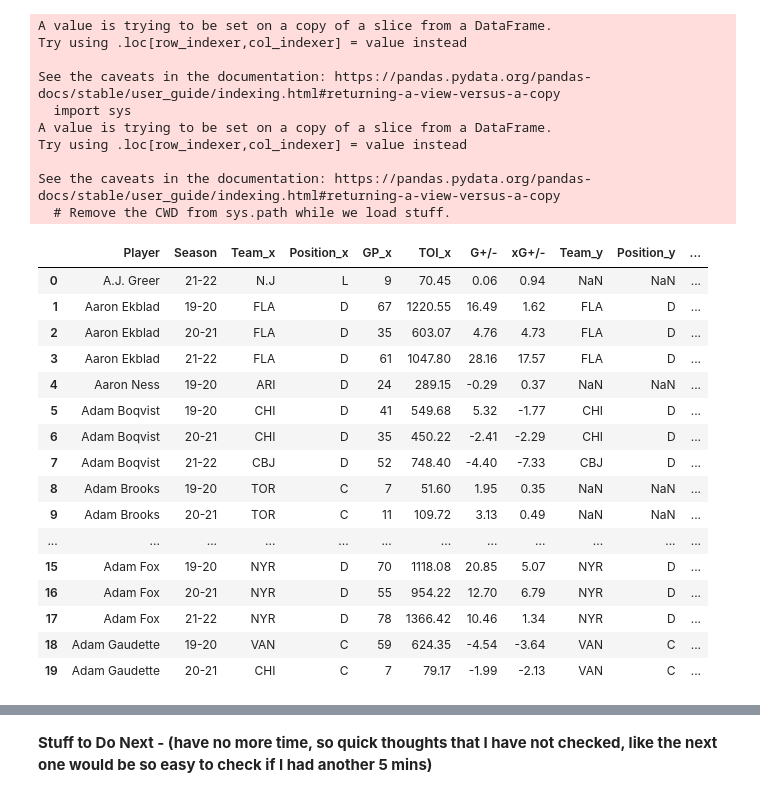
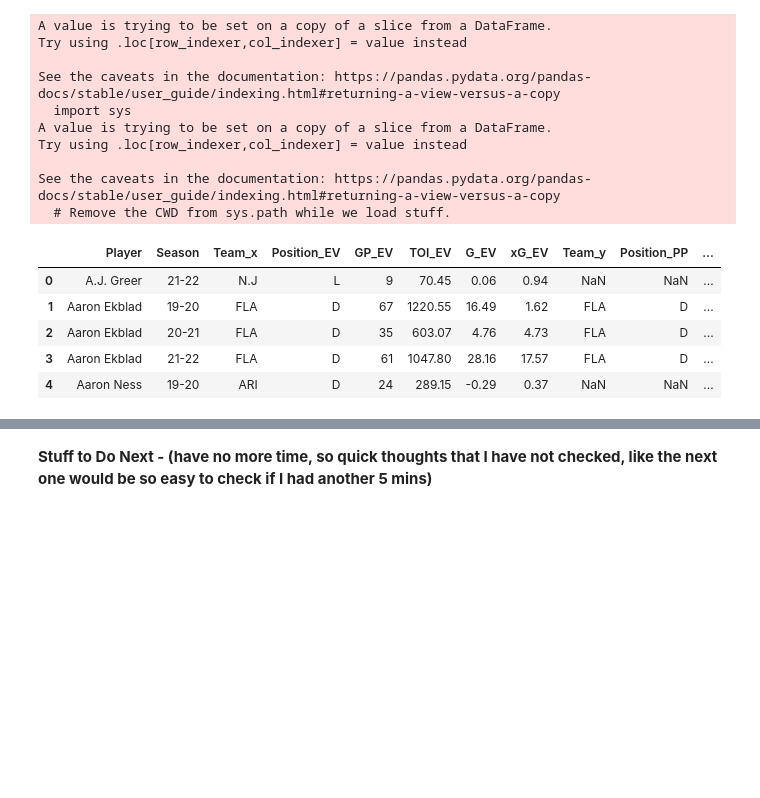
Before and after one commit to danmartin25/Hockey_Model, a Jupyter notebook: Hockey_Model_Mark_I.ipynb, the cells around one changed output, grey strips where cells are left out. Cells and saved outputs as stored; diff of their text form; code cells hidden in the pictures; blank space fills up the shorter version.

```diff
--- a/Hockey_Model_Mark_I.ipynb
+++ b/Hockey_Model_Mark_I.ipynb
@@ -51,5 +51,5 @@ skater_EV_totals
 | 2654 | Zemgus Girgensons | 21-22 | BUF | C/L | 56 | 668.30 | -5.14 | -3.64 |
 2655 rows × 8 columns
 # %%
-#skater_EV_totals = skater_EV_totals.rename(columns = {'Season':'Season_EV','Team':'Team_EV','Position':'Position_EV','GP':'GP_EV','TOI':'TOI_EV','G+/-':'G_EV','xG+/-':'xG_EV'})
-#skater_EV_totals
+skater_EV_totals = skater_EV_totals.rename(columns = {'Position':'Position_EV','GP':'GP_EV','TOI':'TOI_EV','G+/-':'G_EV','xG+/-':'xG_EV'})
+skater_EV_totals
@@ -97,5 +119,5 @@ skater_PP_totals
 | 1307 | Zemgus Girgensons | 21-22 | BUF | C/L | 55 | 54.37 | -5.272102 |
 1308 rows × 7 columns
 # %%
-#skater_PP_totals = skater_PP_totals.rename(columns = {'Season':'Season_PP','Team':'Team_PP','Position':'Position_PP','GP':'GP_PP','TOI':'TOI_PP','GAA':'GAA_PP'})
-#skater_PP_totals
+skater_PP_totals = skater_PP_totals.rename(columns = {'Position':'Position_PP','GP':'GP_PP','TOI':'TOI_PP','GAA':'GAA_PP'})
+skater_PP_totals
@@ -209,23 +289,12 @@ See the caveats in the documentation: https://pandas.pydata.org/pandas-docs/stab
 # %%
 #Combine skater EV and PP stats
 combined_player_df = pd.merge(skater_EV_totals, skater_PP_totals, how="outer", on=['Player','Season'])
-combined_player_df.head(20)
+combined_player_df.head()
 # %% [output]
-|  | Player | Season | Team_x | Position_x | GP_x | TOI_x | G+/- | xG+/- | Team_y | Position_y | ... |
+|  | Player | Season | Team_x | Position_EV | GP_EV | TOI_EV | G_EV | xG_EV | Team_y | Position_PP | ... |
 | 0 | A.J. Greer | 21-22 | N.J | L | 9 | 70.45 | 0.06 | 0.94 | NaN | NaN | ... |
 | 1 | Aaron Ekblad | 19-20 | FLA | D | 67 | 1220.55 | 16.49 | 1.62 | FLA | D | ... |
 | 2 | Aaron Ekblad | 20-21 | FLA | D | 35 | 603.07 | 4.76 | 4.73 | FLA | D | ... |
 | 3 | Aaron Ekblad | 21-22 | FLA | D | 61 | 1047.80 | 28.16 | 17.57 | FLA | D | ... |
 | 4 | Aaron Ness | 19-20 | ARI | D | 24 | 289.15 | -0.29 | 0.37 | NaN | NaN | ... |
-| 5 | Adam Boqvist | 19-20 | CHI | D | 41 | 549.68 | 5.32 | -1.77 | CHI | D | ... |
-| 6 | Adam Boqvist | 20-21 | CHI | D | 35 | 450.22 | -2.41 | -2.29 | CHI | D | ... |
-| 7 | Adam Boqvist | 21-22 | CBJ | D | 52 | 748.40 | -4.40 | -7.33 | CBJ | D | ... |
-| 8 | Adam Brooks | 19-20 | TOR | C | 7 | 51.60 | 1.95 | 0.35 | NaN | NaN | ... |
-| 9 | Adam Brooks | 20-21 | TOR | C | 11 | 109.72 | 3.13 | 0.49 | NaN | NaN | ... |
-| ... | ... | ... | ... | ... | ... | ... | ... | ... | ... | ... | ... |
-| 15 | Adam Fox | 19-20 | NYR | D | 70 | 1118.08 | 20.85 | 5.07 | NYR | D | ... |
-| 16 | Adam Fox | 20-21 | NYR | D | 55 | 954.22 | 12.70 | 6.79 | NYR | D | ... |
-| 17 | Adam Fox | 21-22 | NYR | D | 78 | 1366.42 | 10.46 | 1.34 | NYR | D | ... |
-| 18 | Adam Gaudette | 19-20 | VAN | C | 59 | 624.35 | -4.54 | -3.64 | VAN | C | ... |
-| 19 | Adam Gaudette | 20-21 | CHI | C | 7 | 79.17 | -1.99 | -2.13 | VAN | C | ... |
 # %%
```
Also changed, not shown: parts of 23 cells of this notebook.
